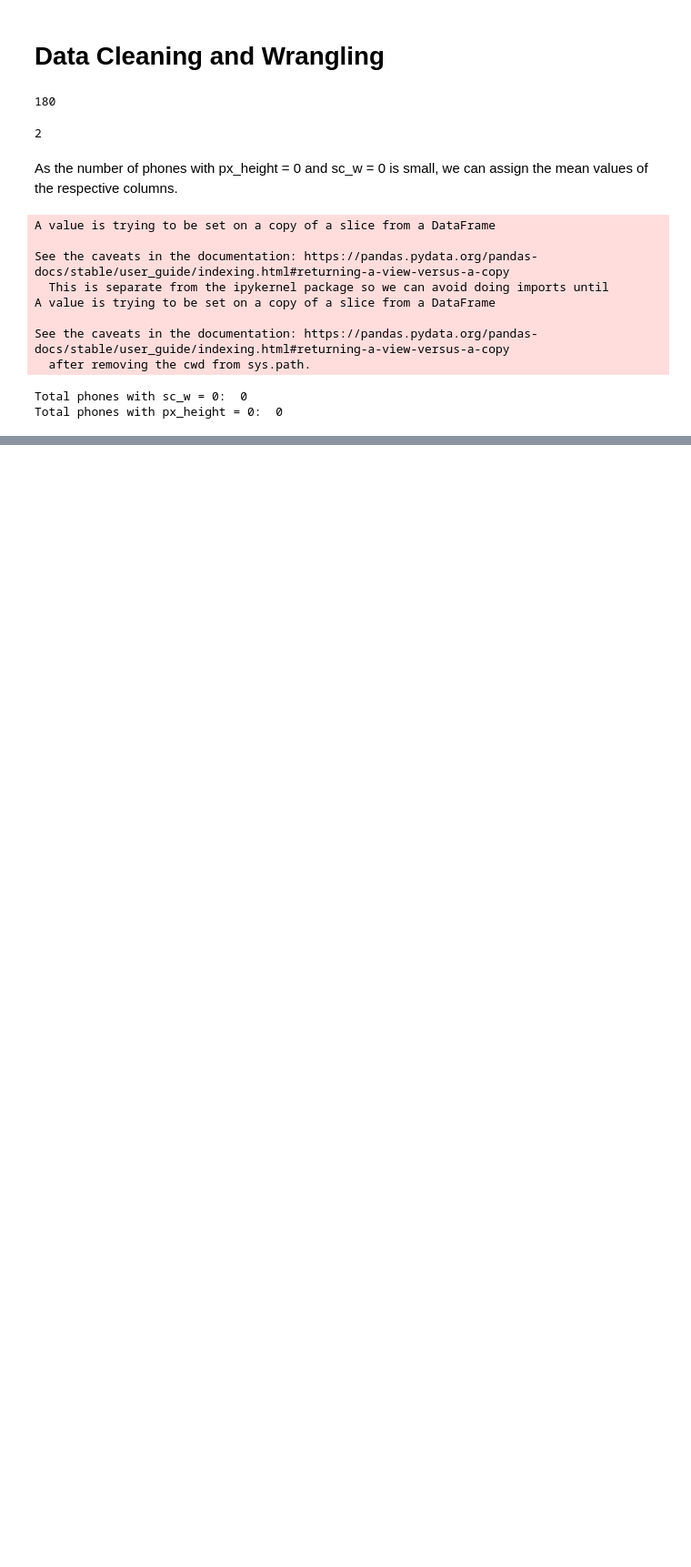
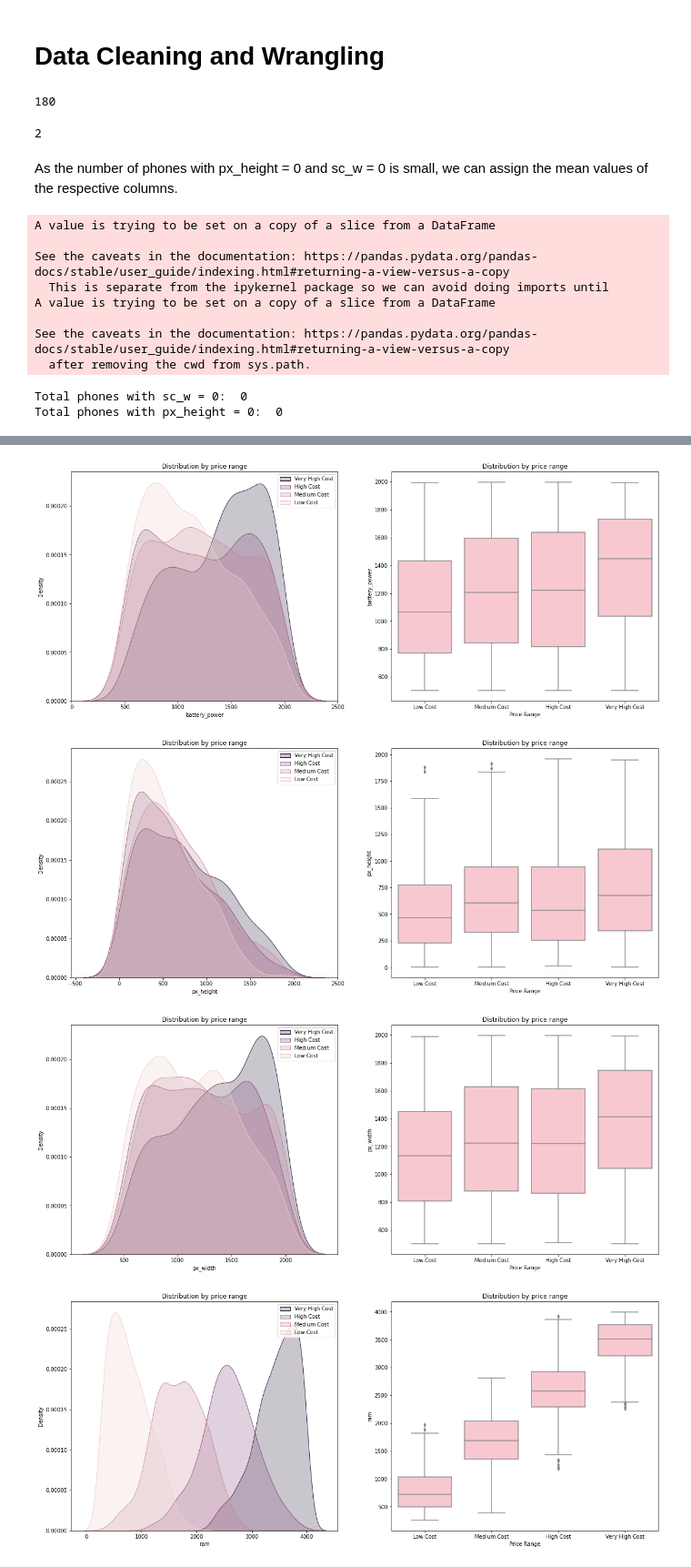
Before and after one commit to SubhamZap/Mobile-Price-Range-Prediction, a Jupyter notebook: Mobile_Price_Range_Prediction_Capstone_Project.ipynb, the cells around one changed output, grey strips where cells are left out. Shown at 91% size. Cells and saved outputs as stored; diff of their text form; code cells hidden in the pictures; blank space fills up the shorter version.

```diff
--- a/Mobile_Price_Range_Prediction_Capstone_Project.ipynb
+++ b/Mobile_Price_Range_Prediction_Capstone_Project.ipynb
@@ -184,0 +215,6 @@ mobile_df.drop_duplicates(inplace = True)
+# %%
+# Categorizing binary, discrete and continuous features
+
+binary_features = ['blue', 'dual_sim', 'four_g', 'three_g', 'touch_screen', 'wifi']
+discrete_features = ['clock_speed', 'fc', 'int_memory', 'm_dep', 'mobile_wt', 'n_cores', 'pc', 'sc_h', 'sc_w', 'talk_time']
+continuous_features = ['battery_power', 'px_height', 'px_width', 'ram']
@@ -184,0 +225,21 @@ mobile_df.drop_duplicates(inplace = True)
+# %%
+# Plot of continuous features against price range
+
+for col in continuous_features:
+  fig, (ax1, ax2) = plt.subplots(ncols = 2, figsize = (20, 8))
+
+  sns.kdeplot(x =  col, hue = 'price_range', data = mobile_df, ax = ax1, shade = True, fill = True)
+  ax1.set_title('Distribution by price range')
+  ax1.set_xlabel(col)
+  ax1.legend(['Very High Cost', 'High Cost', 'Medium Cost', 'Low Cost'])
+
+  sns.boxplot(x = 'price_range', y = col, data = mobile_df, ax = ax2, color = 'pink')
+  ax2.set_title('Distribution by price range')
+  ax2.set_xlabel('Price Range')
+  ax2.set_ylabel(col)
+  ax2.set_xticklabels(['Low Cost', 'Medium Cost', 'High Cost', 'Very High Cost'])
+# %% [output]
+[figure, added]
+[figure, added]
+[figure, added]
+[figure, added]
```
Also changed, not shown: parts of 29 cells of this notebook.
